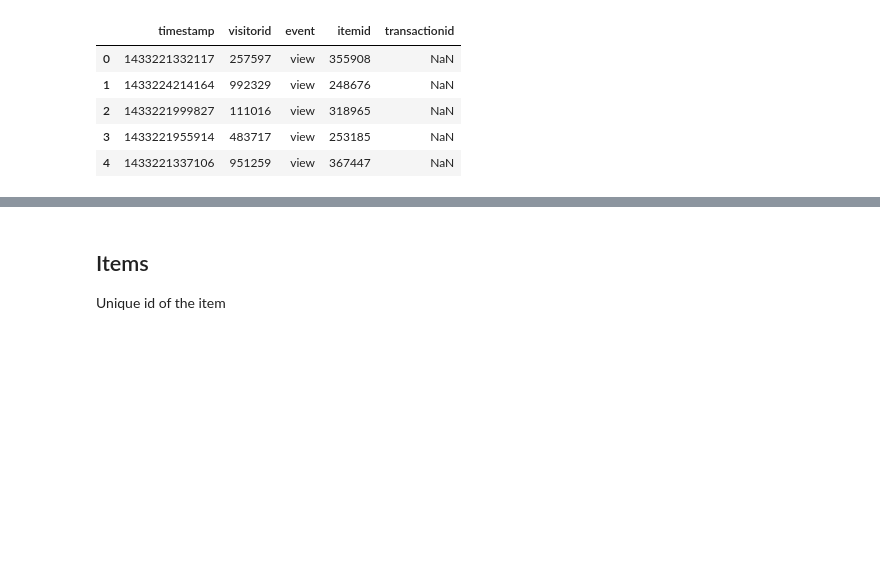
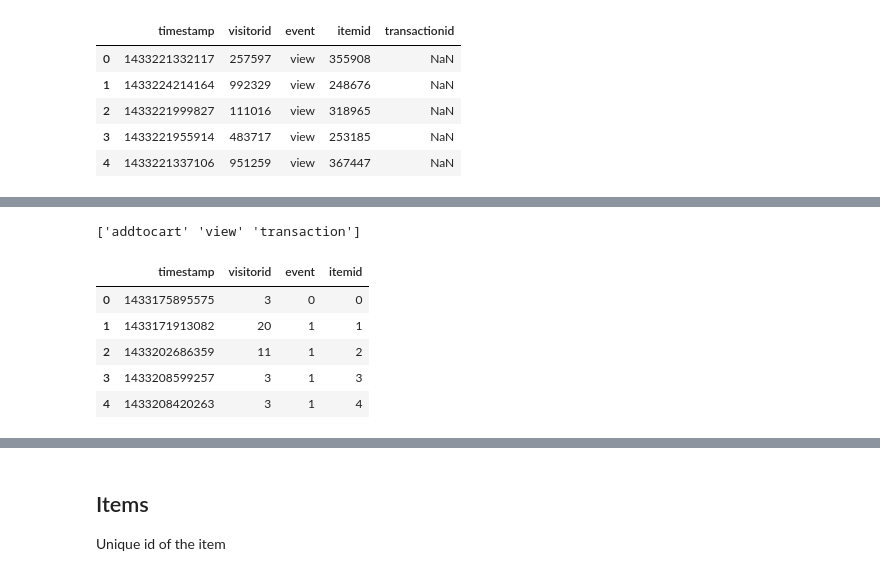
Before and after one commit to oya-oya/skit_hack, a Jupyter notebook: ensemble/tinkering/kernel.ipynb, the cells around one changed output, grey strips where cells are left out. Drawn from its saved outputs; the diff is of its cells as text; code cells hidden in the pictures; blank space fills up the shorter version.

```diff
--- a/ensemble/tinkering/kernel.ipynb
+++ b/ensemble/tinkering/kernel.ipynb
@@ -48,0 +134,18 @@ data = events.event.value_counts()
+# %%
+new_data = pd.read_csv('shivam_loves_nikita_chaturvedi.csv')
+new_data = new_data.drop(['Unnamed: 0', 'transactionid'], axis = 1)
+new_data.head(n=5)
+print(pd.unique(new_data.event))
+# %% [output]
+['addtocart' 'view' 'transaction']
+# %%
+# new_data.event =
+new_data['event'] = new_data.event.map({'addtocart':0, 'view':1 ,'transaction':2})
+new_data.head()
+# %% [output]
+|  | timestamp | visitorid | event | itemid |
+| 0 | 1433175895575 | 3 | 0 | 0 |
+| 1 | 1433171913082 | 20 | 1 | 1 |
+| 2 | 1433202686359 | 11 | 1 | 2 |
+| 3 | 1433208599257 | 3 | 1 | 3 |
+| 4 | 1433208420263 | 3 | 1 | 4 |
```
Also changed, not shown: parts of 34 cells of this notebook, 2 other files.
